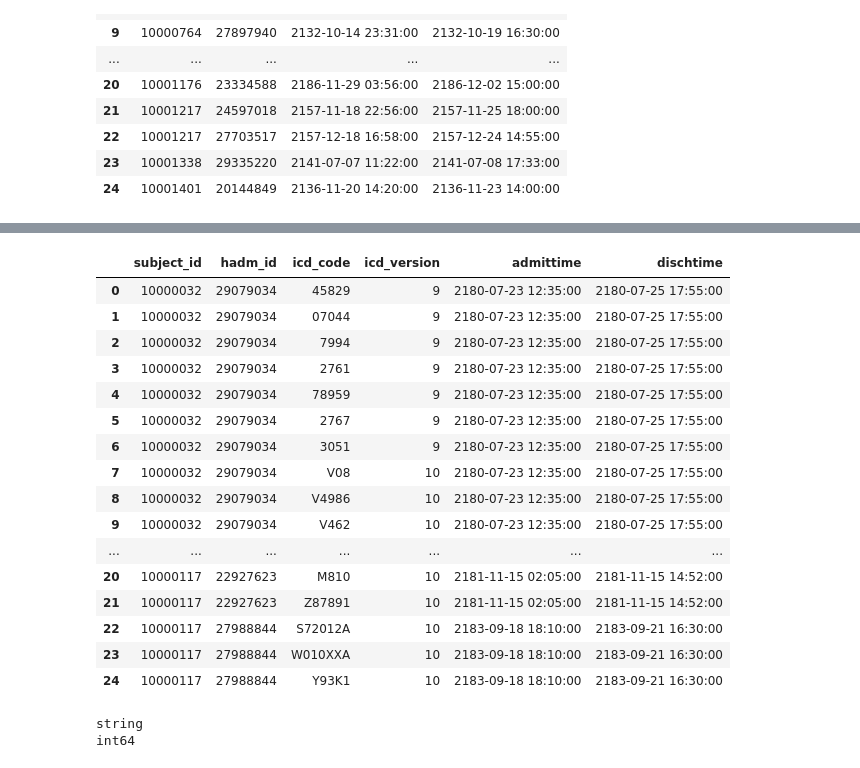
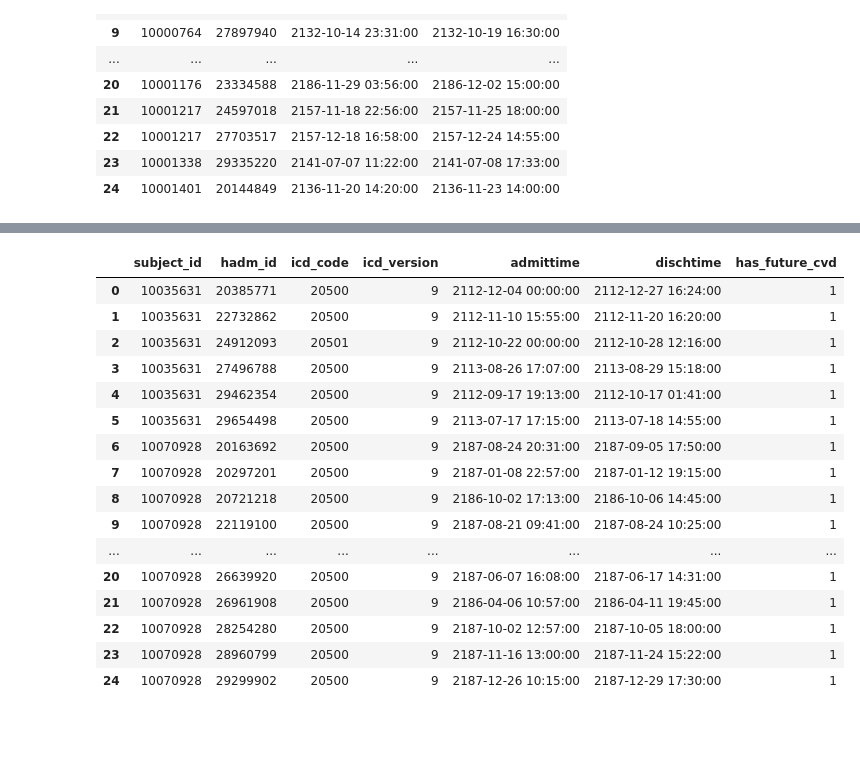
Before and after one commit to yloughribi/Internship, a Jupyter notebook: Python_script.ipynb, the cells around one changed output, grey strips where cells are left out. Cells and saved outputs as stored; diff of their text form; code cells hidden in the pictures; blank space fills up the shorter version.

```diff
--- a/Python_script.ipynb
+++ b/Python_script.ipynb
@@ -68,20 +251,39 @@ diag_df = diag.merge(adm, on=['subject_id', 'hadm_id'])
+# %%
+# Keep only columns we need
+cml = diag_cml[['subject_id', 'admittime']].rename(columns={'admittime': 'cml_date'})
+cvd = diag_cvd[['subject_id', 'admittime']].rename(columns={'admittime': 'cvd_date'})
+# %%
+if isinstance(cvd, dd.DataFrame):
+    cvd = cvd.compute()
+if isinstance(cml, dd.DataFrame):
+    cml = cml.compute()
+
+cml_cvd = cml.merge(cvd, on='subject_id', how='left')
+cml_cvd = cml_cvd.reset_index(drop=True)
+
+cml_cvd['has_future_cvd'] = (cml_cvd['cvd_date'] > cml_cvd['cml_date']).astype(int)
+# %%
+labels = cml_cvd.groupby('subject_id')['has_future_cvd'].max().reset_index()
+# %%
+diag_cml_labeled = diag_cml.merge(labels, on='subject_id', how='left')
+diag_cml_labeled['has_future_cvd'] = diag_cml_labeled['has_future_cvd'].fillna(0).astype(int)
 # %%
-diag_df.head(25)
+diag_cml_labeled.head(25)
 # %% [output]
-|  | subject_id | hadm_id | icd_code | icd_version | admittime | dischtime |
-| 0 | 10000032 | 29079034 | 45829 | 9 | 2180-07-23 12:35:00 | 2180-07-25 17:55:00 |
-| 1 | 10000032 | 29079034 | 07044 | 9 | 2180-07-23 12:35:00 | 2180-07-25 17:55:00 |
-| 2 | 10000032 | 29079034 | 7994 | 9 | 2180-07-23 12:35:00 | 2180-07-25 17:55:00 |
-| 3 | 10000032 | 29079034 | 2761 | 9 | 2180-07-23 12:35:00 | 2180-07-25 17:55:00 |
-| 4 | 10000032 | 29079034 | 78959 | 9 | 2180-07-23 12:35:00 | 2180-07-25 17:55:00 |
-| 5 | 10000032 | 29079034 | 2767 | 9 | 2180-07-23 12:35:00 | 2180-07-25 17:55:00 |
-| 6 | 10000032 | 29079034 | 3051 | 9 | 2180-07-23 12:35:00 | 2180-07-25 17:55:00 |
-| 7 | 10000032 | 29079034 | V08 | 10 | 2180-07-23 12:35:00 | 2180-07-25 17:55:00 |
-| 8 | 10000032 | 29079034 | V4986 | 10 | 2180-07-23 12:35:00 | 2180-07-25 17:55:00 |
-| 9 | 10000032 | 29079034 | V462 | 10 | 2180-07-23 12:35:00 | 2180-07-25 17:55:00 |
-| ... | ... | ... | ... | ... | ... | ... |
-| 20 | 10000117 | 22927623 | M810 | 10 | 2181-11-15 02:05:00 | 2181-11-15 14:52:00 |
-| 21 | 10000117 | 22927623 | Z87891 | 10 | 2181-11-15 02:05:00 | 2181-11-15 14:52:00 |
-| 22 | 10000117 | 27988844 | S72012A | 10 | 2183-09-18 18:10:00 | 2183-09-21 16:30:00 |
-| 23 | 10000117 | 27988844 | W010XXA | 10 | 2183-09-18 18:10:00 | 2183-09-21 16:30:00 |
-| 24 | 10000117 | 27988844 | Y93K1 | 10 | 2183-09-18 18:10:00 | 2183-09-21 16:30:00 |
+|  | subject_id | hadm_id | icd_code | icd_version | admittime | dischtime | has_future_cvd |
+| 0 | 10035631 | 20385771 | 20500 | 9 | 2112-12-04 00:00:00 | 2112-12-27 16:24:00 | 1 |
+| 1 | 10035631 | 22732862 | 20500 | 9 | 2112-11-10 15:55:00 | 2112-11-20 16:20:00 | 1 |
+| 2 | 10035631 | 24912093 | 20501 | 9 | 2112-10-22 00:00:00 | 2112-10-28 12:16:00 | 1 |
+| 3 | 10035631 | 27496788 | 20500 | 9 | 2113-08-26 17:07:00 | 2113-08-29 15:18:00 | 1 |
+| 4 | 10035631 | 29462354 | 20500 | 9 | 2112-09-17 19:13:00 | 2112-10-17 01:41:00 | 1 |
+| 5 | 10035631 | 29654498 | 20500 | 9 | 2113-07-17 17:15:00 | 2113-07-18 14:55:00 | 1 |
+| 6 | 10070928 | 20163692 | 20500 | 9 | 2187-08-24 20:31:00 | 2187-09-05 17:50:00 | 1 |
+| 7 | 10070928 | 20297201 | 20500 | 9 | 2187-01-08 22:57:00 | 2187-01-12 19:15:00 | 1 |
+| 8 | 10070928 | 20721218 | 20500 | 9 | 2186-10-02 17:13:00 | 2186-10-06 14:45:00 | 1 |
+| 9 | 10070928 | 22119100 | 20500 | 9 | 2187-08-21 09:41:00 | 2187-08-24 10:25:00 | 1 |
+| ... | ... | ... | ... | ... | ... | ... | ... |
+| 20 | 10070928 | 26639920 | 20500 | 9 | 2187-06-07 16:08:00 | 2187-06-17 14:31:00 | 1 |
+| 21 | 10070928 | 26961908 | 20500 | 9 | 2186-04-06 10:57:00 | 2186-04-11 19:45:00 | 1 |
+| 22 | 10070928 | 28254280 | 20500 | 9 | 2187-10-02 12:57:00 | 2187-10-05 18:00:00 | 1 |
+| 23 | 10070928 | 28960799 | 20500 | 9 | 2187-11-16 13:00:00 | 2187-11-24 15:22:00 | 1 |
+| 24 | 10070928 | 29299902 | 20500 | 9 | 2187-12-26 10:15:00 | 2187-12-29 17:30:00 | 1 |
@@ -95,6 +289,0 @@ diag_d = dd.read_csv('C:\\Users\\yahya\\Documents\\GitHub\\Internship\\CSV_files
-# %%
-print(diag_df['icd_code'].dtype)
-print(diag_d['icd_code'].dtype)
-# %% [output]
-string
-int64
```
Also changed, not shown: parts of 43 cells of this notebook.
